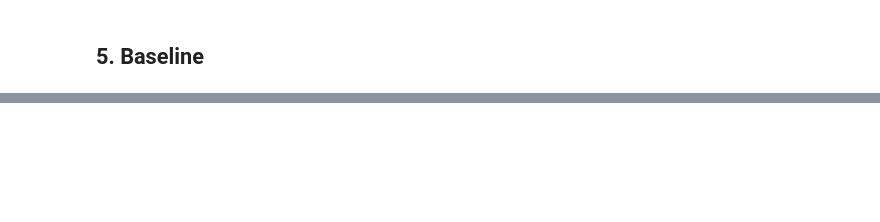
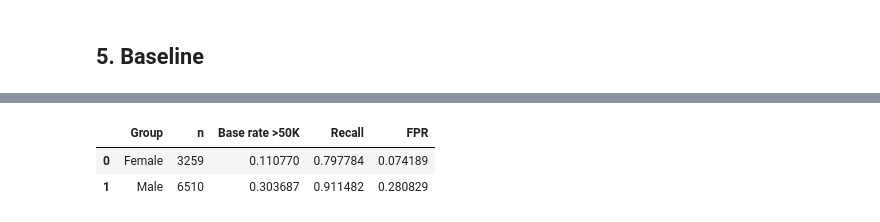
Before and after one commit to TimonLudwig1/Practice-Lab, a Jupyter notebook: xtAI_Learn-Repository/modules/04-machine-learning-1/projects/03-final/solution/solution.ipynb, the cells around one changed output, grey strips where cells are left out. Saved outputs shown, nothing was run; the diff lists cells and outputs as text; code cells hidden in the pictures; blank space fills up the shorter version.

```diff
--- a/xtAI_Learn-Repository/modules/04-machine-learning-1/projects/03-final/solution/solution.ipynb
+++ b/xtAI_Learn-Repository/modules/04-machine-learning-1/projects/03-final/solution/solution.ipynb
@@ -323,0 +254,19 @@ hier zusaetzlich ≠ Fairness).
+# %%
+y_pred_final = (y_proba >= best_threshold).astype(int)
+fairness_rows = []
+for group in X_test["sex"].unique():
+    mask = (X_test["sex"] == group).to_numpy()
+    tp = ((y_pred_final == 1) & (y_test_np == 1) & mask).sum()
+    fn = ((y_pred_final == 0) & (y_test_np == 1) & mask).sum()
+    fp = ((y_pred_final == 1) & (y_test_np == 0) & mask).sum()
+    tn = ((y_pred_final == 0) & (y_test_np == 0) & mask).sum()
+    recall = tp / (tp + fn) if (tp + fn) else np.nan
+    fpr = fp / (fp + tn) if (fp + tn) else np.nan
+    fairness_rows.append({"Group": group, "n": mask.sum(), "Base rate >50K": y_test_np[mask].mean(),
+                          "Recall": recall, "FPR": fpr})
+
+pd.DataFrame(fairness_rows)
+# %% [output]
+|  | Group | n | Base rate >50K | Recall | FPR |
+| 0 | Female | 3259 | 0.110770 | 0.797784 | 0.074189 |
+| 1 | Male | 6510 | 0.303687 | 0.911482 | 0.280829 |
```
Also changed, not shown: parts of 47 cells of this notebook, 3 other files.
